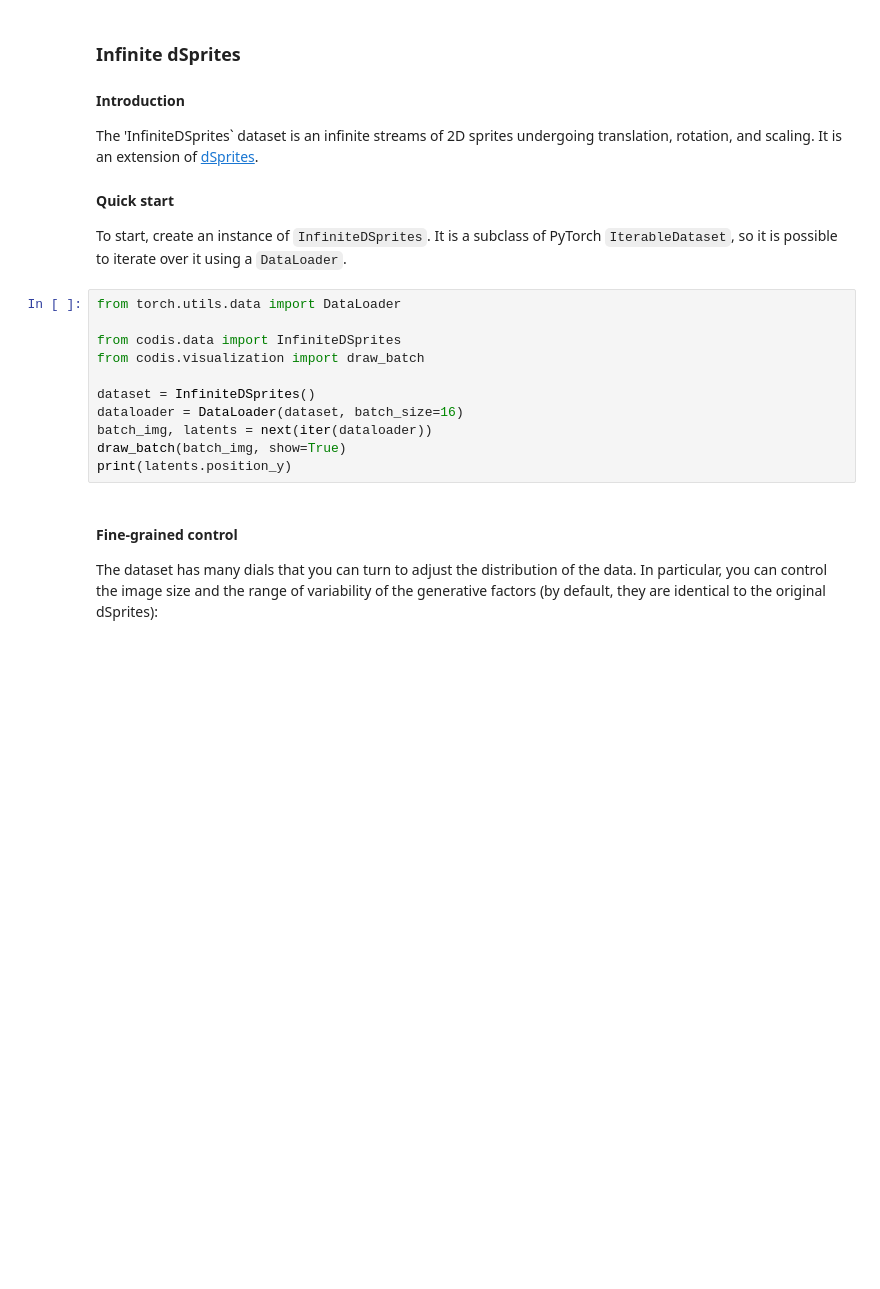
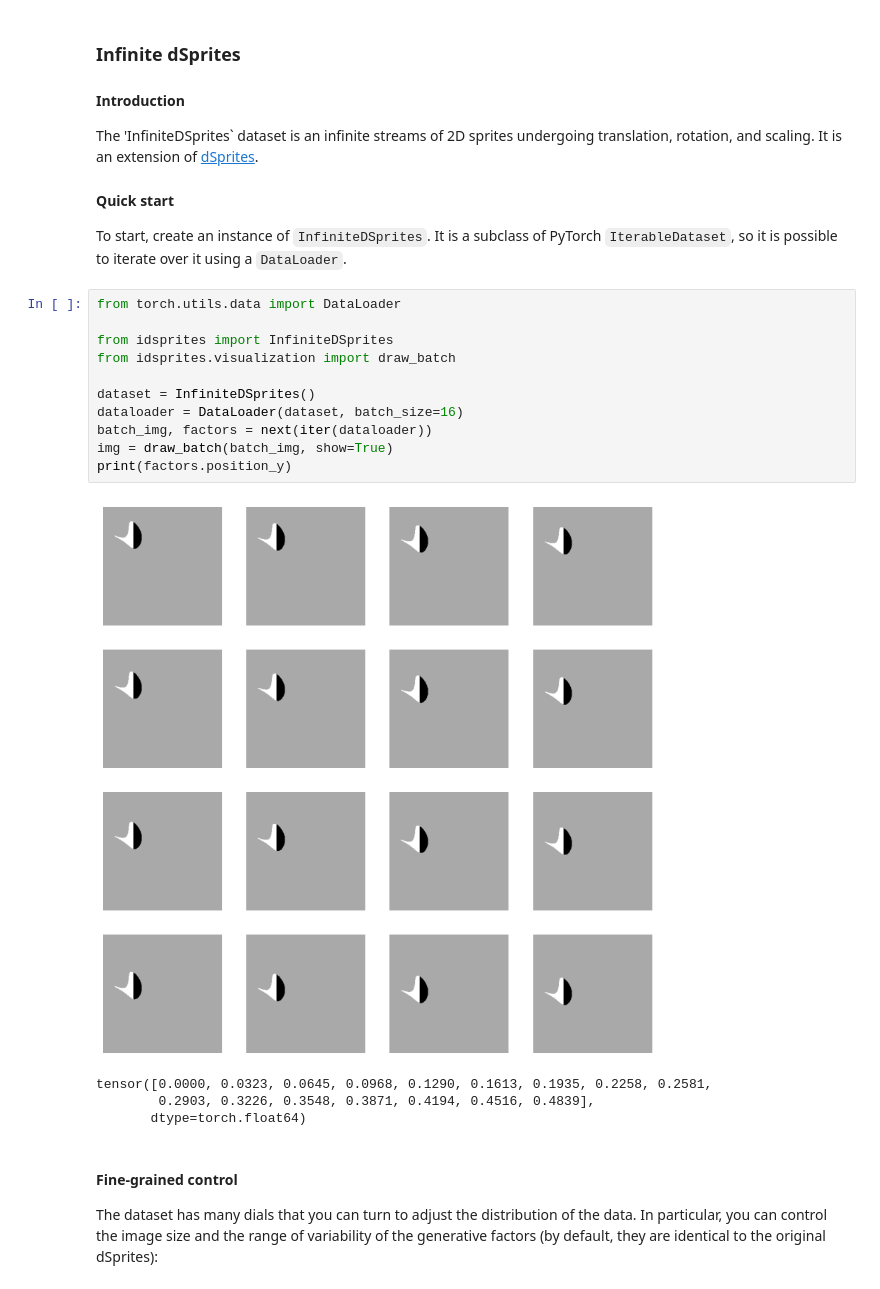
Before and after one commit to sbdzdz/idsprites, a Jupyter notebook: examples/infinite_dsprites.ipynb, the cells around one changed output. Drawn from its saved outputs; the diff is of its cells as text; blank space fills up the shorter version.

```diff
--- a/examples/infinite_dsprites.ipynb
+++ b/examples/infinite_dsprites.ipynb
@@ -9,14 +9,19 @@ To start, create an instance of `InfiniteDSprites`. It is a subclass of PyTorch
 # %%
 from torch.utils.data import DataLoader
 
-from codis.data import InfiniteDSprites
-from codis.visualization import draw_batch
+from idsprites import InfiniteDSprites
+from idsprites.visualization import draw_batch
 
 dataset = InfiniteDSprites()
 dataloader = DataLoader(dataset, batch_size=16)
-batch_img, latents = next(iter(dataloader))
-draw_batch(batch_img, show=True)
-print(latents.position_y)
+batch_img, factors = next(iter(dataloader))
+img = draw_batch(batch_img, show=True)
+print(factors.position_y)
+# %% [output]
+[figure, added]
+tensor([0.0000, 0.0323, 0.0645, 0.0968, 0.1290, 0.1613, 0.1935, 0.2258, 0.2581,
+        0.2903, 0.3226, 0.3548, 0.3871, 0.4194, 0.4516, 0.4839],
+       dtype=torch.float64)
 # %% [markdown]
 #### Fine-grained control
 The dataset has many dials that you can turn to adjust the distribution of the data. In particular, you can control the image size and the range of variability of the generative factors (by default, they are identical to the original dSprites):
```
Also changed, not shown: parts of 2 cells of this notebook, 1 other file.
